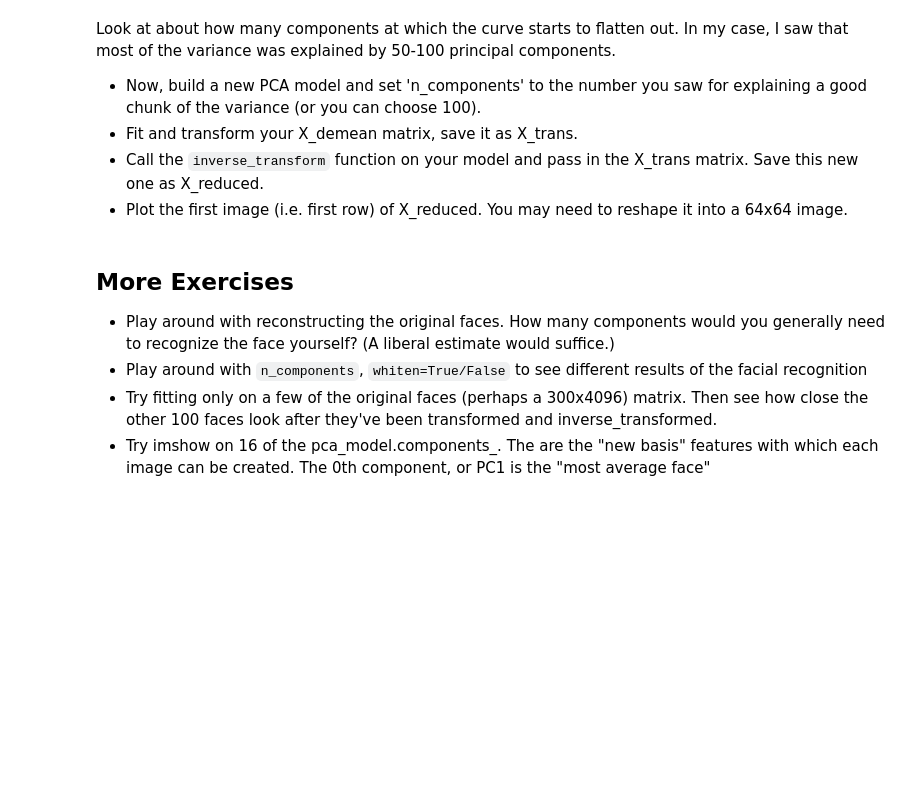
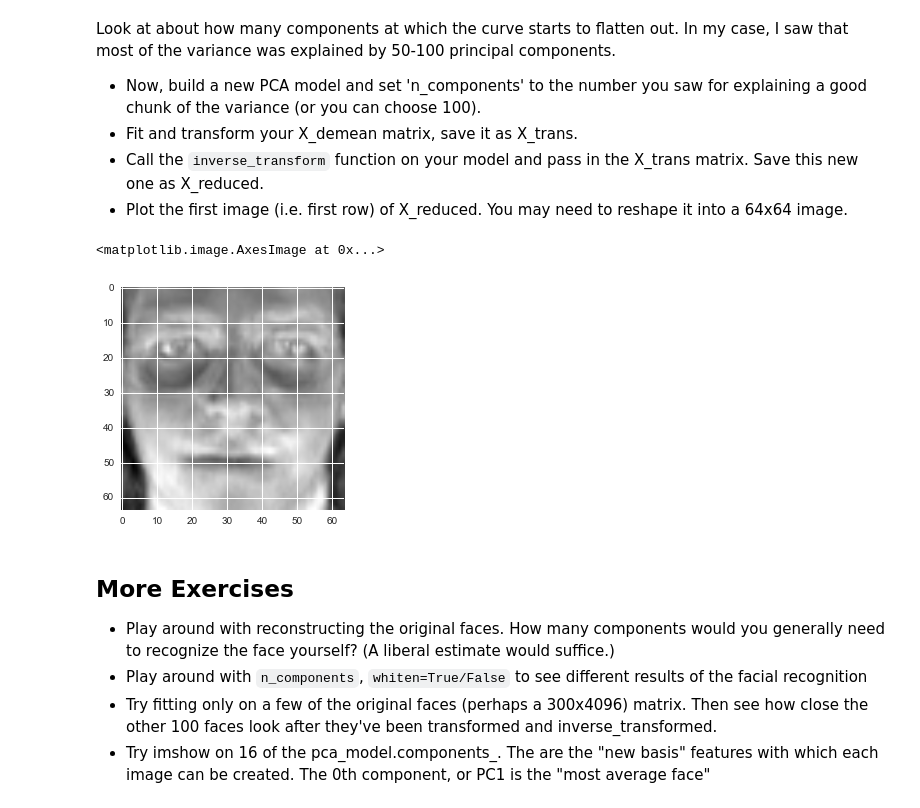
Before and after one commit to brianchandbound/ga-ds, a Jupyter notebook: 14_dimension/14_01_pca.ipynb, the cells around one changed output. Cells and saved outputs as stored; diff of their text form; code cells hidden in the pictures; blank space fills up the shorter version.

```diff
--- a/14_dimension/14_01_pca.ipynb
+++ b/14_dimension/14_01_pca.ipynb
@@ -152,3 +256,6 @@ Your current X_demean matrix is size 400 x 4096 -- There are 400 different faces
 
 * Perform PCA on the X_demean matrix.
 * Plot the cumulative sum of the pca\_model.explained\_variance\_ratio\_. The explained variance ratio is a percentage of the total explainable variance that is explained by a particular principal components.
+# %%
+pca_model = PCA()
+pca_model.fit(X_demean)
@@ -159,6 +268,14 @@ Look at about how many components at which the curve starts to flatten out. In m
 * Fit and transform your X_demean matrix, save it as X_trans.
 * Call the `inverse_transform` function on your model and pass in the X_trans matrix. Save this new one as X_reduced.
 * Plot the first image (i.e. first row) of X_reduced. You may need to reshape it into a 64x64 image.
+# %%
+pca_model = PCA(n_components=100 )
+X_trans = pca_model.fit_transform(X_demean)
+X_reduced = pca_model.inverse_transform(X_trans)
+plt.imshow( X_reduced[0,:].reshape((64,64)),cmap=plt.cm.gray)
+# %% [output]
+<matplotlib.image.AxesImage at 0x...>
+[figure, added]
 # %% [markdown]
 ## More Exercises
 
```
Also changed, not shown: parts of 24 cells of this notebook, 1 other file.
